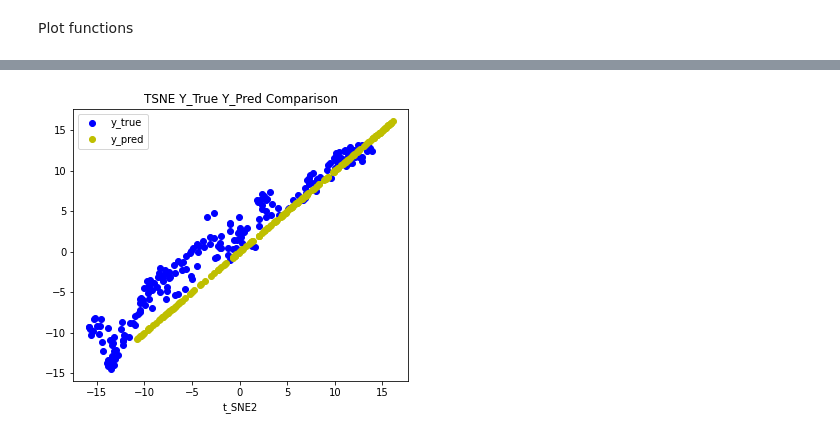
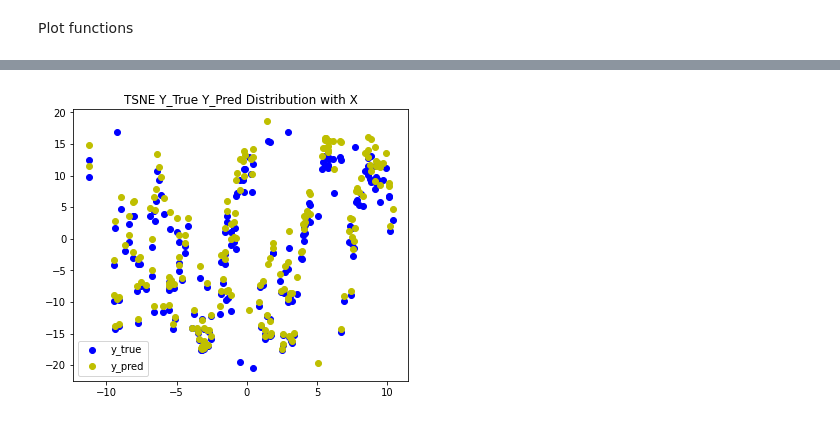
Before and after one commit to YuxingW/deep_learning, a Jupyter notebook: hw3/part_b3_pytorch_neural_network.ipynb, the cells around one changed output, grey strips where cells are left out. Saved outputs shown, nothing was run; the diff lists cells and outputs as text; code cells hidden in the pictures.

```diff
--- a/hw3/part_b3_pytorch_neural_network.ipynb
+++ b/hw3/part_b3_pytorch_neural_network.ipynb
@@ -156,4 +173,0 @@ plot_distribution(x, y_true, y_pred)
-# %%
-plot_comparison(y_true, y_pred)
-# %% [output]
-[figure, removed]
@@ -159,0 +178,4 @@ plot_comparison(y_true, y_pred)
+# %%
+plot_distribution(x_np, y_true_np, y_pred_np)
+# %% [output]
+[figure, added]
```
Also changed, not shown: parts of 9 cells of this notebook.
